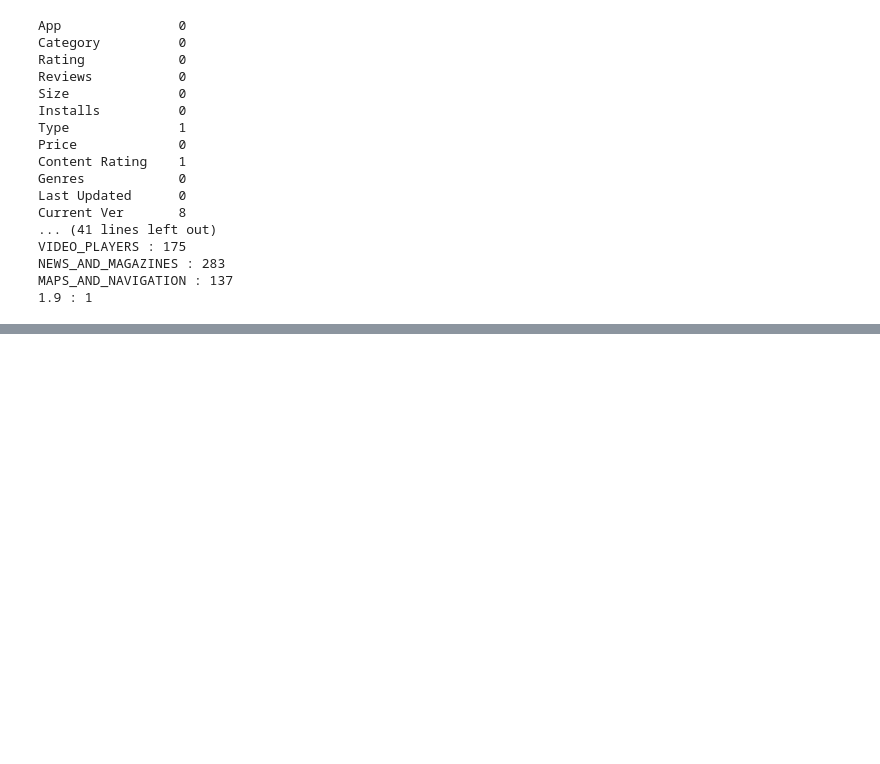
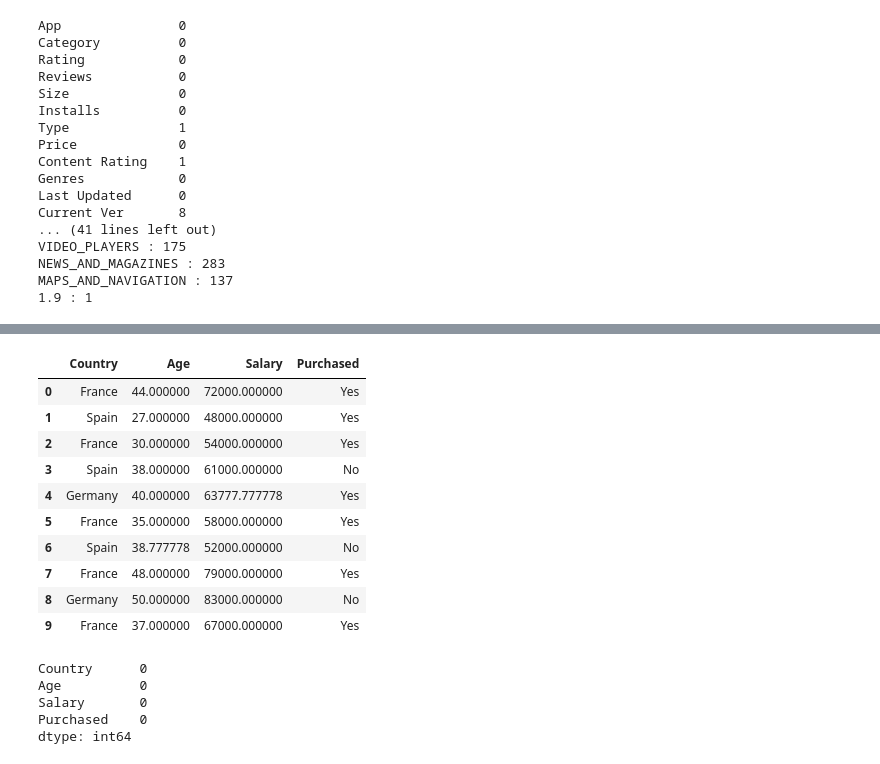
Before and after one commit to ashish12e/basics, a Jupyter notebook: pandas1.ipynb, the cells around one changed output, grey strips where cells are left out. Drawn from its saved outputs; the diff is of its cells as text; code cells hidden in the pictures; blank space fills up the shorter version.

```diff
--- a/pandas1.ipynb
+++ b/pandas1.ipynb
@@ -195,0 +293,3 @@ MAPS_AND_NAVIGATION : 137
+# %%
+country_csv = pd.read_csv('rawdata\csv\country.csv')
+print(country_csv)
@@ -195,0 +333,39 @@ MAPS_AND_NAVIGATION : 137
+# %%
+# updating age column from above date frame
+
+imp_mean = SimpleImputer(missing_values= np.nan, strategy= 'mean')
+imp_mean.fit(country_csv.iloc[:,1:2])
+
+#receiveing transformed values
+country_csv.iloc[:,1:2] = imp_mean.transform(country_csv.iloc[:,1:2])
+
+# now updated salary column with same mean strategy
+imp_mean.fit(country_csv.iloc[:,2:3])
+country_csv.iloc[:,2:3] = imp_mean.transform(country_csv.iloc[:,2:3])
+
+# updating nan in categorical data using most frequent
+imp_mostfreq = SimpleImputer(missing_values= np.nan, strategy='most_frequent')
+country_csv.iloc[:,:1] = imp_mostfreq.fit_transform(country_csv.iloc[:,:1])
+# same strategy for purchased
+country_csv.iloc[:,3:4] = imp_mostfreq.fit_transform(country_csv.iloc[:,3:4])
+country_csv
+# %% [output]
+|  | Country | Age | Salary | Purchased |
+| 0 | France | 44.000000 | 72000.000000 | Yes |
+| 1 | Spain | 27.000000 | 48000.000000 | Yes |
+| 2 | France | 30.000000 | 54000.000000 | Yes |
+| 3 | Spain | 38.000000 | 61000.000000 | No |
+| 4 | Germany | 40.000000 | 63777.777778 | Yes |
+| 5 | France | 35.000000 | 58000.000000 | Yes |
+| 6 | Spain | 38.777778 | 52000.000000 | No |
+| 7 | France | 48.000000 | 79000.000000 | Yes |
+| 8 | Germany | 50.000000 | 83000.000000 | No |
+| 9 | France | 37.000000 | 67000.000000 | Yes |
+# %%
+country_csv.isnull().sum()
+# %% [output]
+Country      0
+Age          0
+Salary       0
+Purchased    0
+dtype: int64
```
Also changed, not shown: parts of 21 cells of this notebook, 1 other file.
